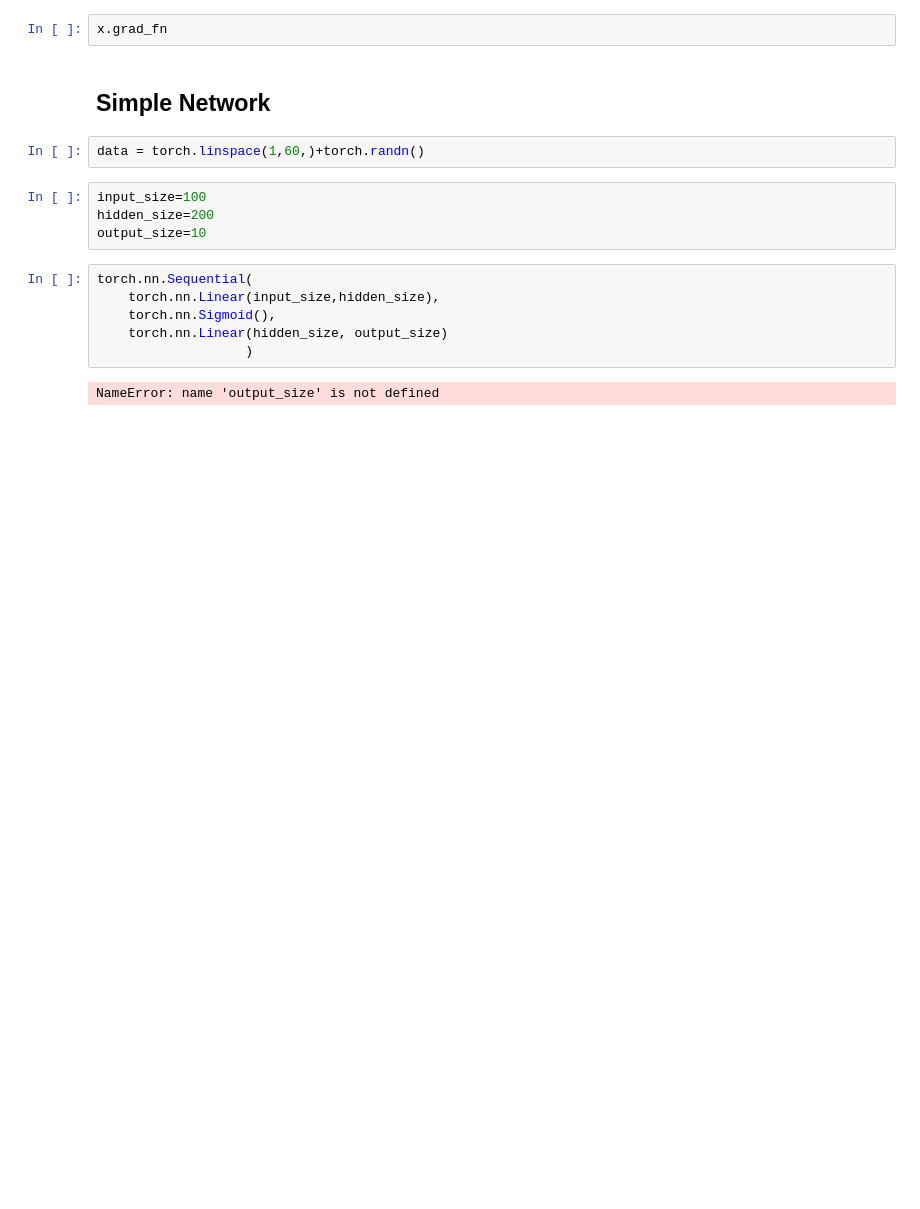
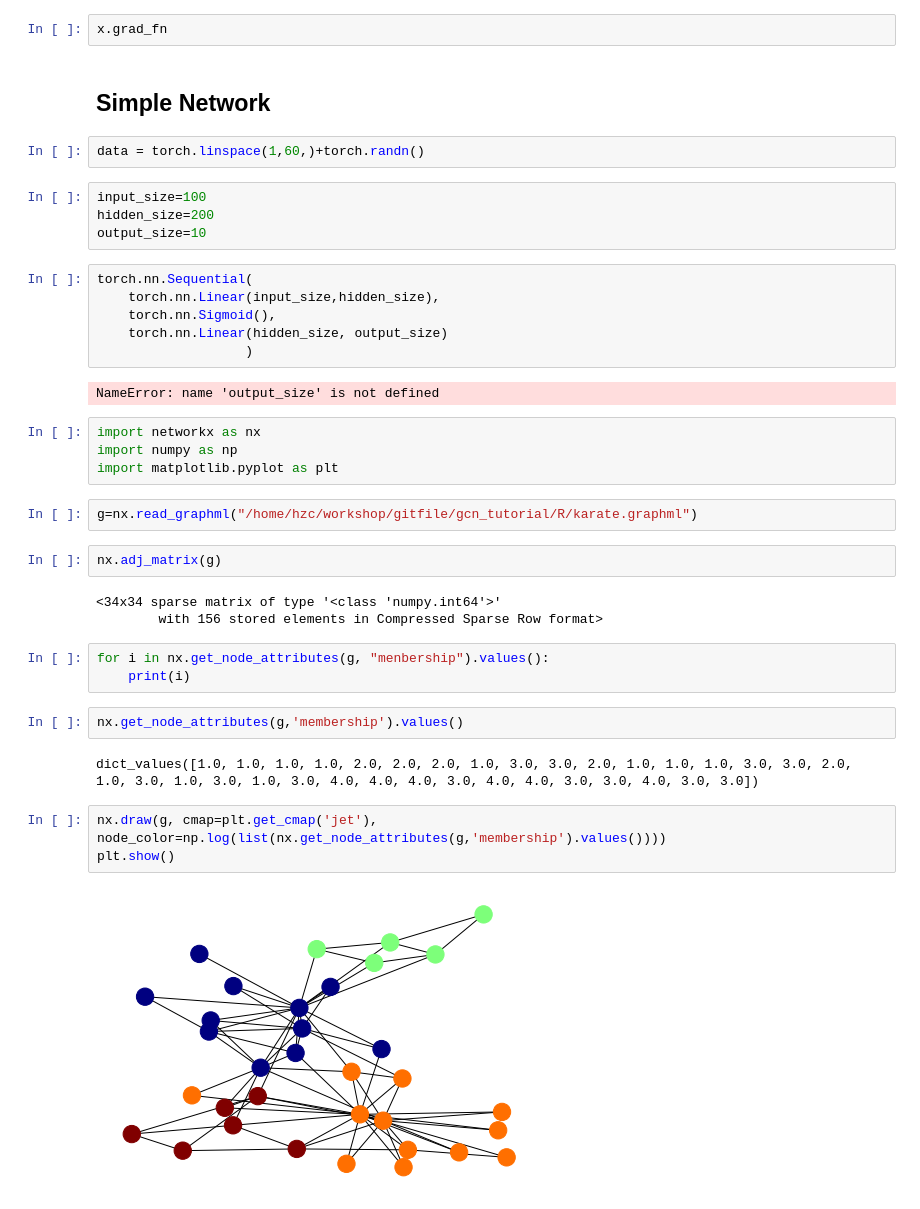
Before and after one commit to zhicaihuang/AI_workshop, a Jupyter notebook: torchDemo.ipynb, the cells around one changed output. Drawn from its saved outputs; the diff is of its cells as text; blank space fills up the shorter version.

```diff
--- a/torchDemo.ipynb
+++ b/torchDemo.ipynb
@@ -48,3 +173,26 @@ torch.nn.Sequential(
                    )
 # %% [output]
 NameError: name 'output_size' is not defined
+# %%
+import networkx as nx
+import numpy as np
+import matplotlib.pyplot as plt
+# %%
+g=nx.read_graphml("/home/hzc/workshop/gitfile/gcn_tutorial/R/karate.graphml")
+# %%
+nx.adj_matrix(g)
+# %% [output]
+<34x34 sparse matrix of type '<class 'numpy.int64'>'
+        with 156 stored elements in Compressed Sparse Row format>
+# %%
+for i in nx.get_node_attributes(g, "menbership").values():
+    print(i)
+# %%
+nx.get_node_attributes(g,'membership').values()
+# %% [output]
+dict_values([1.0, 1.0, 1.0, 1.0, 2.0, 2.0, 2.0, 1.0, 3.0, 3.0, 2.0, 1.0, 1.0, 1.0, 3.0, 3.0, 2.0, 1.0, 3.0, 1.0, 3.0, 1.0, 3.0, 4.0, 4.0, 4.0, 3.0, 4.0, 4.0, 3.0, 3.0, 4.0, 3.0, 3.0])
+# %%
+nx.draw(g, cmap=plt.get_cmap('jet'), node_color=np.log(list(nx.get_node_attributes(g,'membership').values())))
+plt.show()
+# %% [output]
+[figure, added]
```
Also changed, not shown: parts of 25 cells of this notebook.
